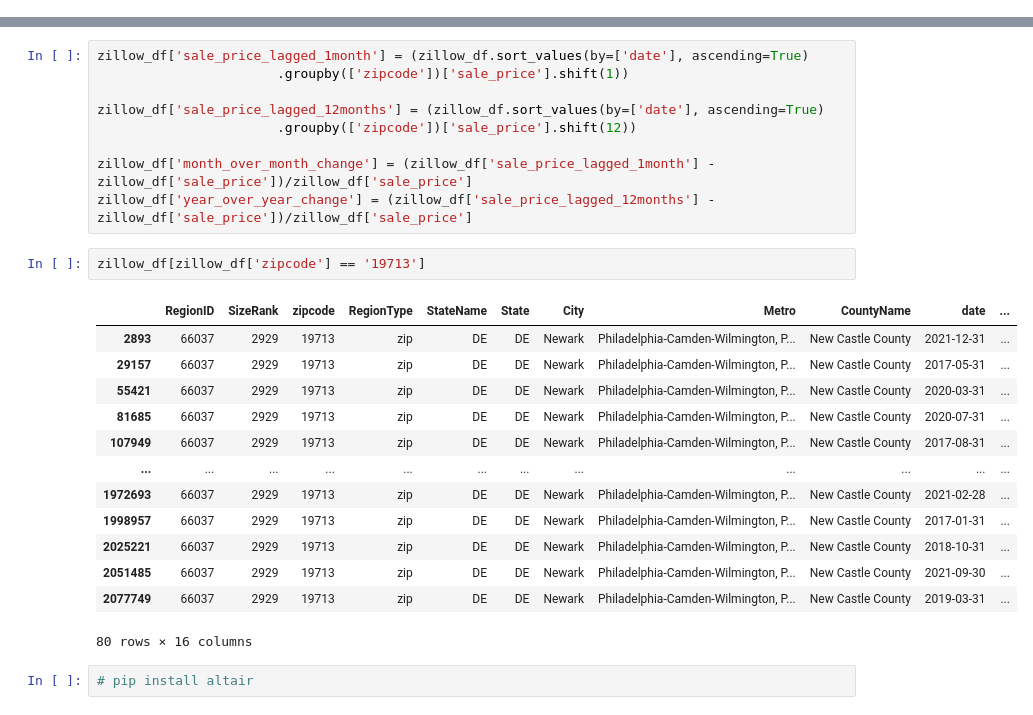
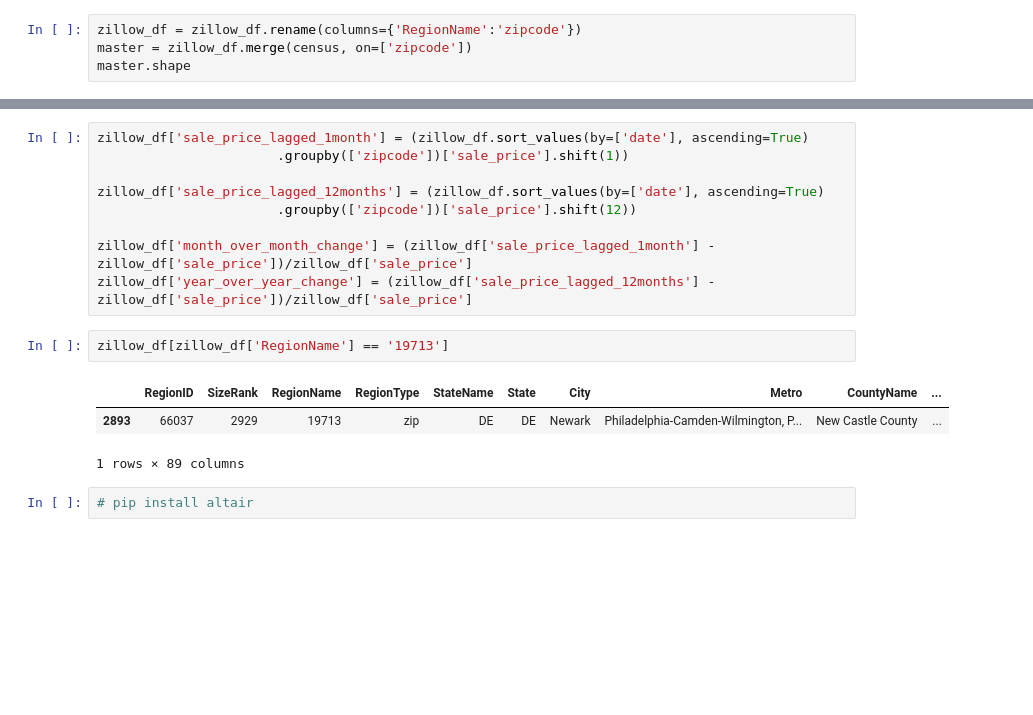
Before and after one commit to mexiliang/milestone696, a Jupyter notebook: workbook.ipynb, the cells around one changed output, grey strips where cells are left out. Drawn from its saved outputs; the diff is of its cells as text; blank space fills up the shorter version.

```diff
--- a/workbook.ipynb
+++ b/workbook.ipynb
@@ -402,0 +600,4 @@ zillow_df.head(5)
+# %%
+zillow_df = zillow_df.rename(columns={'RegionName':'zipcode'})
+master = zillow_df.merge(census, on=['zipcode'])
+master.shape
@@ -426,21 +751,11 @@ zillow_df['sale_price_lagged_12months'] = (zillow_df.sort_values(by=['date'], as
 zillow_df['month_over_month_change'] = (zillow_df['sale_price_lagged_1month'] - zillow_df['sale_price'])/zillow_df['sale_price']
 zillow_df['year_over_year_change'] = (zillow_df['sale_price_lagged_12months'] - zillow_df['sale_price'])/zillow_df['sale_price']
 # %%
-zillow_df[zillow_df['zipcode'] == '19713']
+zillow_df[zillow_df['RegionName'] == '19713']
 # %% [output]
-|  | RegionID | SizeRank | zipcode | RegionType | StateName | State | City | Metro | CountyName | date | ... |
-| 2893 | 66037 | 2929 | 19713 | zip | DE | DE | Newark | Philadelphia-Camden-Wilmington, P... | New Castle County | 2021-12-31 | ... |
-| 29157 | 66037 | 2929 | 19713 | zip | DE | DE | Newark | Philadelphia-Camden-Wilmington, P... | New Castle County | 2017-05-31 | ... |
-| 55421 | 66037 | 2929 | 19713 | zip | DE | DE | Newark | Philadelphia-Camden-Wilmington, P... | New Castle County | 2020-03-31 | ... |
-| 81685 | 66037 | 2929 | 19713 | zip | DE | DE | Newark | Philadelphia-Camden-Wilmington, P... | New Castle County | 2020-07-31 | ... |
-| 107949 | 66037 | 2929 | 19713 | zip | DE | DE | Newark | Philadelphia-Camden-Wilmington, P... | New Castle County | 2017-08-31 | ... |
-| ... | ... | ... | ... | ... | ... | ... | ... | ... | ... | ... | ... |
-| 1972693 | 66037 | 2929 | 19713 | zip | DE | DE | Newark | Philadelphia-Camden-Wilmington, P... | New Castle County | 2021-02-28 | ... |
-| 1998957 | 66037 | 2929 | 19713 | zip | DE | DE | Newark | Philadelphia-Camden-Wilmington, P... | New Castle County | 2017-01-31 | ... |
-| 2025221 | 66037 | 2929 | 19713 | zip | DE | DE | Newark | Philadelphia-Camden-Wilmington, P... | New Castle County | 2018-10-31 | ... |
-| 2051485 | 66037 | 2929 | 19713 | zip | DE | DE | Newark | Philadelphia-Camden-Wilmington, P... | New Castle County | 2021-09-30 | ... |
-| 2077749 | 66037 | 2929 | 19713 | zip | DE | DE | Newark | Philadelphia-Camden-Wilmington, P... | New Castle County | 2019-03-31 | ... |
+|  | RegionID | SizeRank | RegionName | RegionType | StateName | State | City | Metro | CountyName | ... |
+| 2893 | 66037 | 2929 | 19713 | zip | DE | DE | Newark | Philadelphia-Camden-Wilmington, P... | New Castle County | ... |
-80 rows × 16 columns
+1 rows × 89 columns
 # %%
 # pip install altair
 # %%
```
Also changed, not shown: parts of 27 cells of this notebook.
